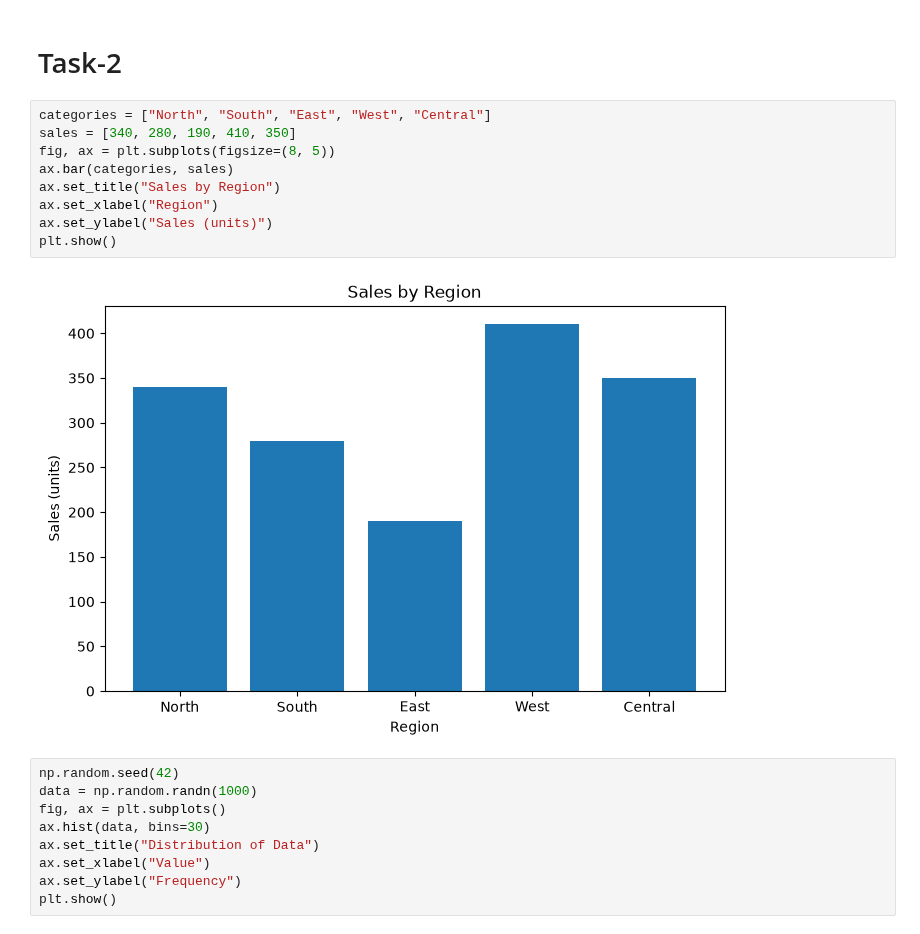
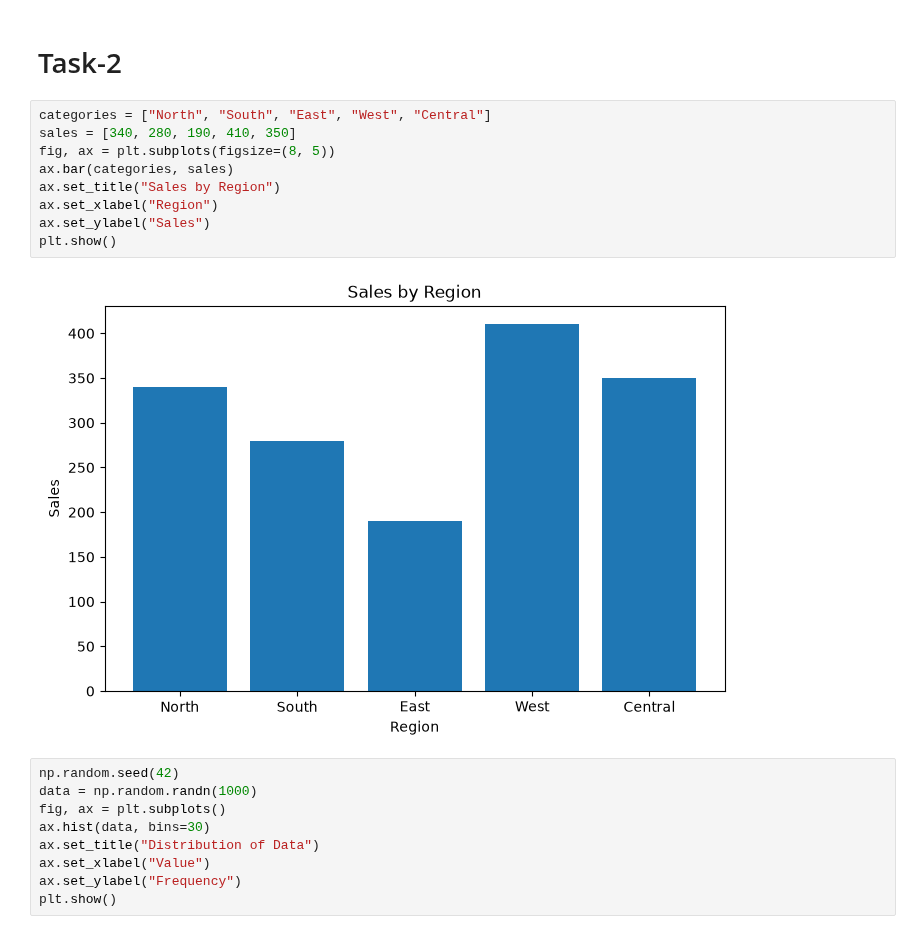
Before and after one commit to sabvanidhi/aiml-bootcamp-nidhi, a Jupyter notebook: matplotlib_practice.ipynb, the cells around one changed output. Cells and saved outputs as stored; diff of their text form.

```diff
--- a/matplotlib_practice.ipynb
+++ b/matplotlib_practice.ipynb
@@ -46,14 +46,14 @@ plt.show()
 # %%
 categories = ["North", "South", "East", "West", "Central"]
 sales = [340, 280, 190, 410, 350]
 fig, ax = plt.subplots(figsize=(8, 5))
 ax.bar(categories, sales)
 ax.set_title("Sales by Region")
 ax.set_xlabel("Region")
-ax.set_ylabel("Sales (units)")
+ax.set_ylabel("Sales")
 plt.show()
 # %% [output]
-[figure, old version]
+[figure, new version]
 # %%
 np.random.seed(42)
 data = np.random.randn(1000)
```
Also changed, not shown: parts of 2 cells of this notebook.
